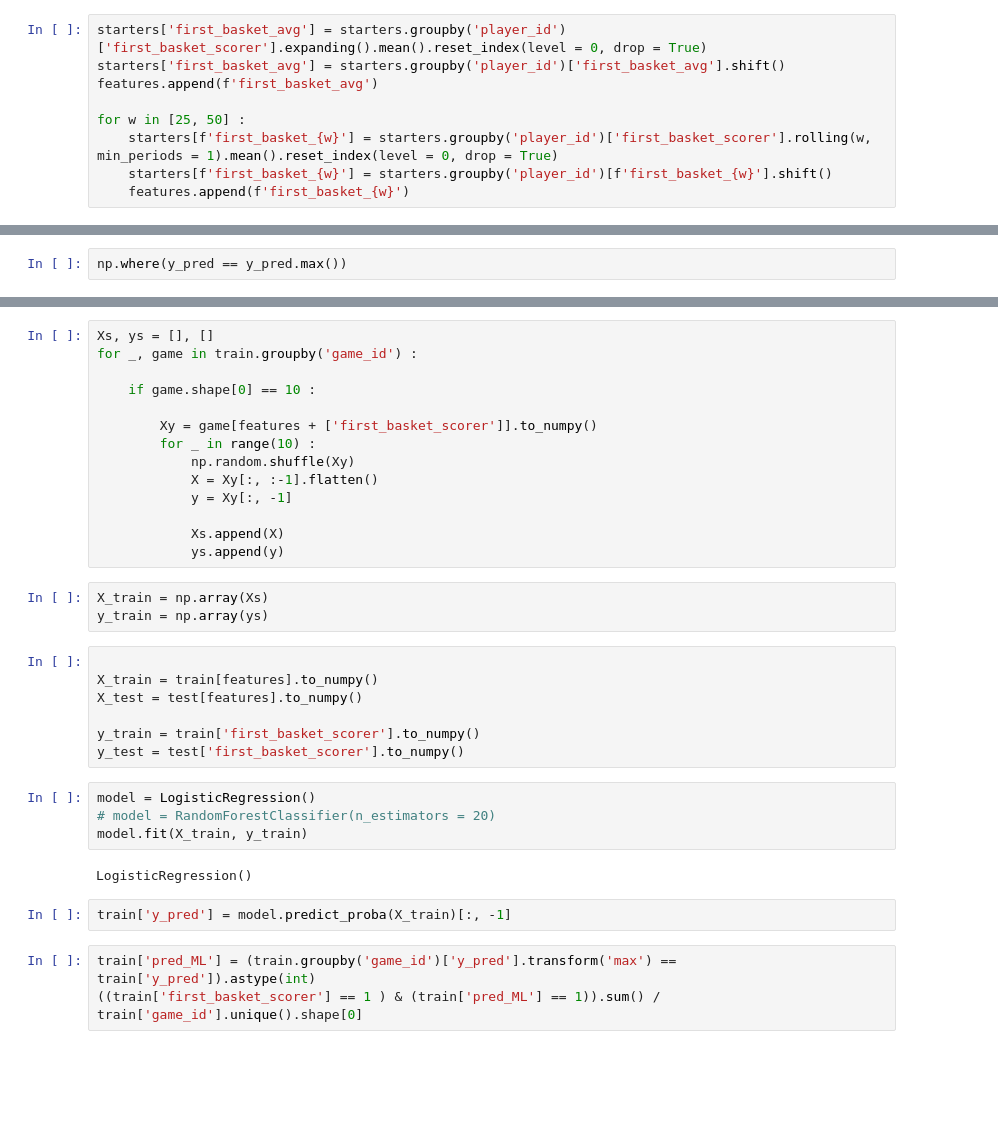
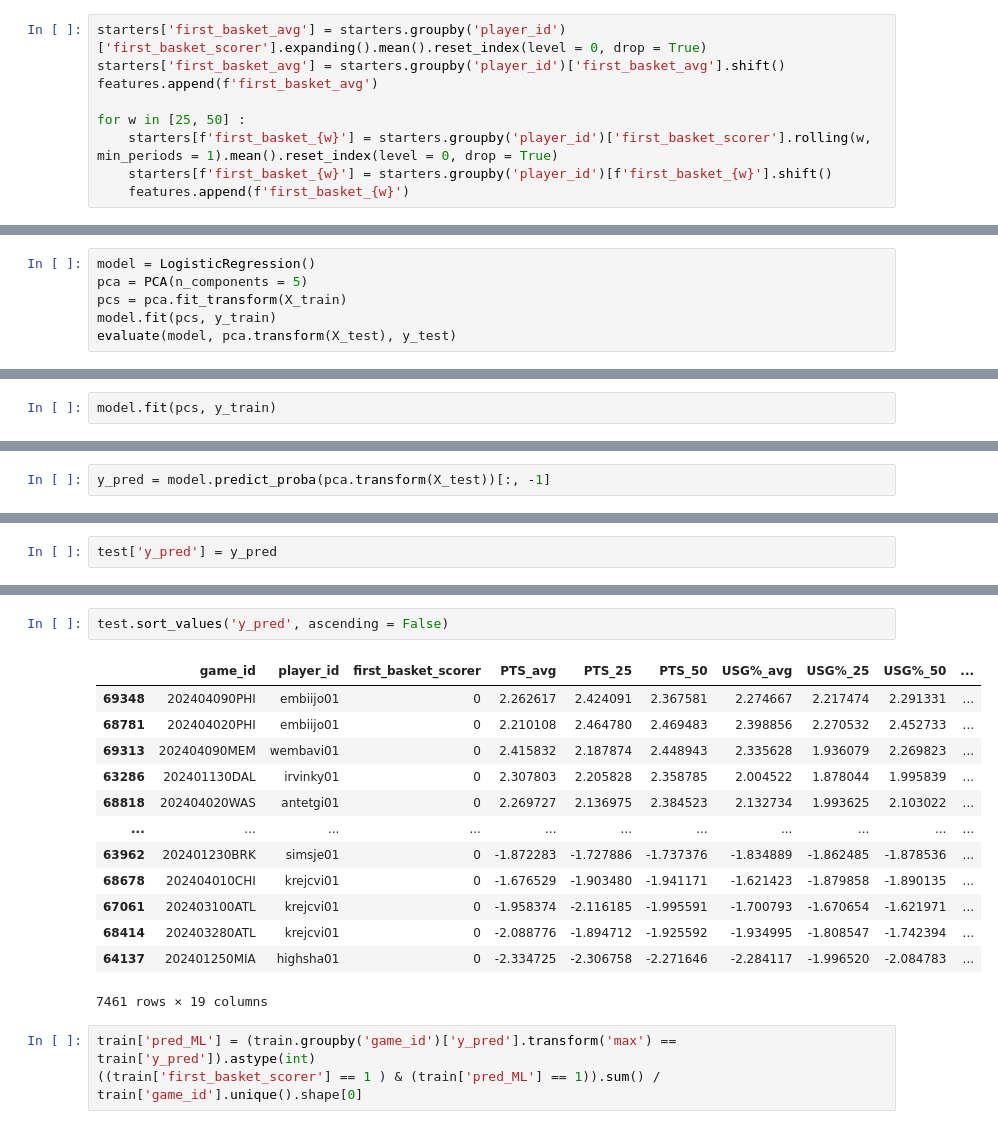
Before and after one commit to martinbog19/LeFirstBasket, a Jupyter notebook: ml/predict_first_basket.ipynb, the cells around one changed output, grey strips where cells are left out. Drawn from its saved outputs; the diff is of its cells as text; blank space fills up the shorter version.

```diff
--- a/ml/predict_first_basket.ipynb
+++ b/ml/predict_first_basket.ipynb
@@ -130,0 +189,6 @@ y_pred = model.predict(X_train)
+# %%
+model = LogisticRegression()
+pca = PCA(n_components = 5)
+pcs = pca.fit_transform(X_train)
+model.fit(pcs, y_train)
+evaluate(model, pca.transform(X_test), y_test)
@@ -130,0 +197,2 @@ y_pred = model.predict(X_train)
+# %%
+model.fit(pcs, y_train)
@@ -130,0 +205,2 @@ y_pred = model.predict(X_train)
+# %%
+y_pred = model.predict_proba(pca.transform(X_test))[:, -1]
@@ -131,2 +211,2 @@ y_pred = model.predict(X_train)
 # %%
-np.where(y_pred == y_pred.max())
+test['y_pred'] = y_pred
@@ -156,35 +213,19 @@ len(features)
-# %%
-Xs, ys = [], []
-for _, game in train.groupby('game_id') :
-
-    if game.shape[0] == 10 :
-
-        Xy = game[features + ['first_basket_scorer']].to_numpy()
-        for _ in range(10) :
-            np.random.shuffle(Xy)
-            X = Xy[:, :-1].flatten()
-            y = Xy[:, -1]
-
-            Xs.append(X)
-            ys.append(y)
-# %%
-X_train = np.array(Xs)
-y_train = np.array(ys)
-# %%
-
-X_train = train[features].to_numpy()
-X_test = test[features].to_numpy()
-
-y_train = train['first_basket_scorer'].to_numpy()
-y_test = test['first_basket_scorer'].to_numpy()
-# %%
-model = LogisticRegression()
-# model = RandomForestClassifier(n_estimators = 20)
-model.fit(X_train, y_train)
-# %% [output]
-LogisticRegression()
-# %%
-train['y_pred'] = model.predict_proba(X_train)[:, -1]
+# %%
+test.sort_values('y_pred', ascending = False)
+# %% [output]
+|  | game_id | player_id | first_basket_scorer | PTS_avg | PTS_25 | PTS_50 | USG%_avg | USG%_25 | USG%_50 | ... |
+| 69348 | 202404090PHI | embiijo01 | 0 | 2.262617 | 2.424091 | 2.367581 | 2.274667 | 2.217474 | 2.291331 | ... |
+| 68781 | 202404020PHI | embiijo01 | 0 | 2.210108 | 2.464780 | 2.469483 | 2.398856 | 2.270532 | 2.452733 | ... |
+| 69313 | 202404090MEM | wembavi01 | 0 | 2.415832 | 2.187874 | 2.448943 | 2.335628 | 1.936079 | 2.269823 | ... |
+| 63286 | 202401130DAL | irvinky01 | 0 | 2.307803 | 2.205828 | 2.358785 | 2.004522 | 1.878044 | 1.995839 | ... |
+| 68818 | 202404020WAS | antetgi01 | 0 | 2.269727 | 2.136975 | 2.384523 | 2.132734 | 1.993625 | 2.103022 | ... |
+| ... | ... | ... | ... | ... | ... | ... | ... | ... | ... | ... |
+| 63962 | 202401230BRK | simsje01 | 0 | -1.872283 | -1.727886 | -1.737376 | -1.834889 | -1.862485 | -1.878536 | ... |
+| 68678 | 202404010CHI | krejcvi01 | 0 | -1.676529 | -1.903480 | -1.941171 | -1.621423 | -1.879858 | -1.890135 | ... |
+| 67061 | 202403100ATL | krejcvi01 | 0 | -1.958374 | -2.116185 | -1.995591 | -1.700793 | -1.670654 | -1.621971 | ... |
+| 68414 | 202403280ATL | krejcvi01 | 0 | -2.088776 | -1.894712 | -1.925592 | -1.934995 | -1.808547 | -1.742394 | ... |
+| 64137 | 202401250MIA | highsha01 | 0 | -2.334725 | -2.306758 | -2.271646 | -2.284117 | -1.996520 | -2.084783 | ... |
+7461 rows × 19 columns
 # %%
 train['pred_ML'] = (train.groupby('game_id')['y_pred'].transform('max') == train['y_pred']).astype(int)
 ((train['first_basket_scorer'] == 1 ) & (train['pred_ML'] == 1)).sum() / train['game_id'].unique().shape[0]
```
Also changed, not shown: parts of 29 cells of this notebook.
